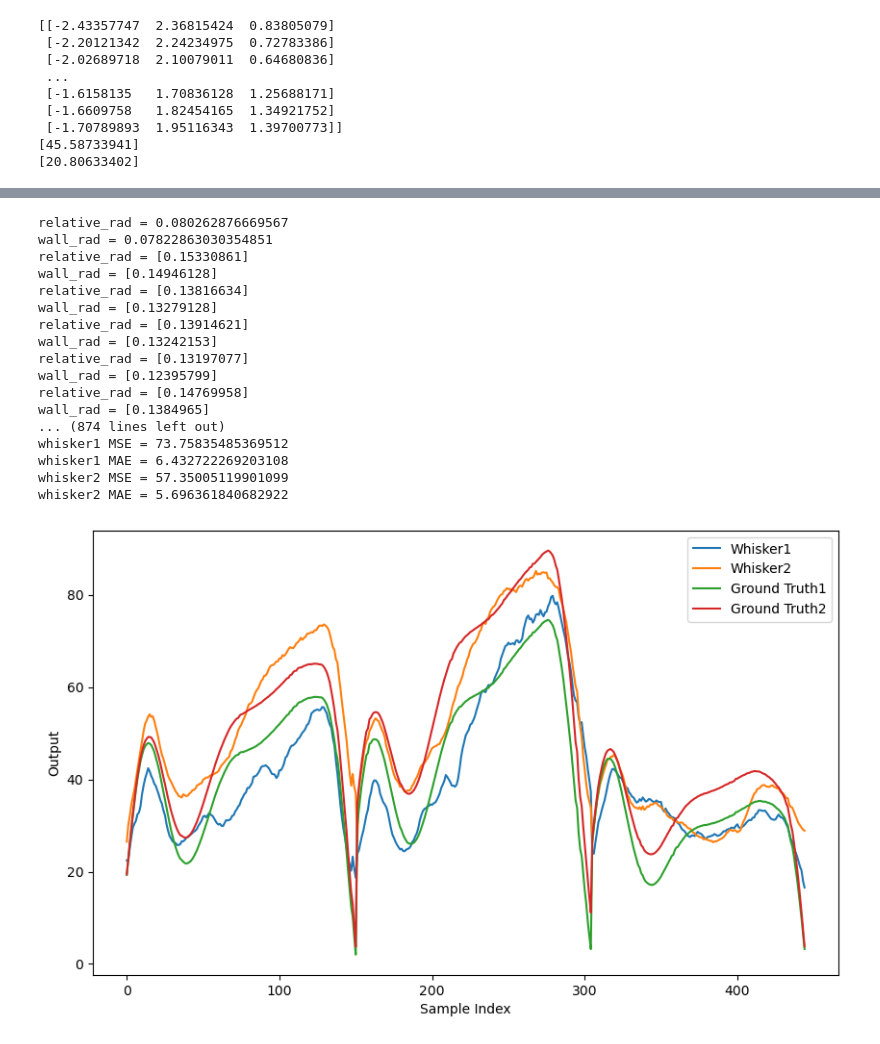
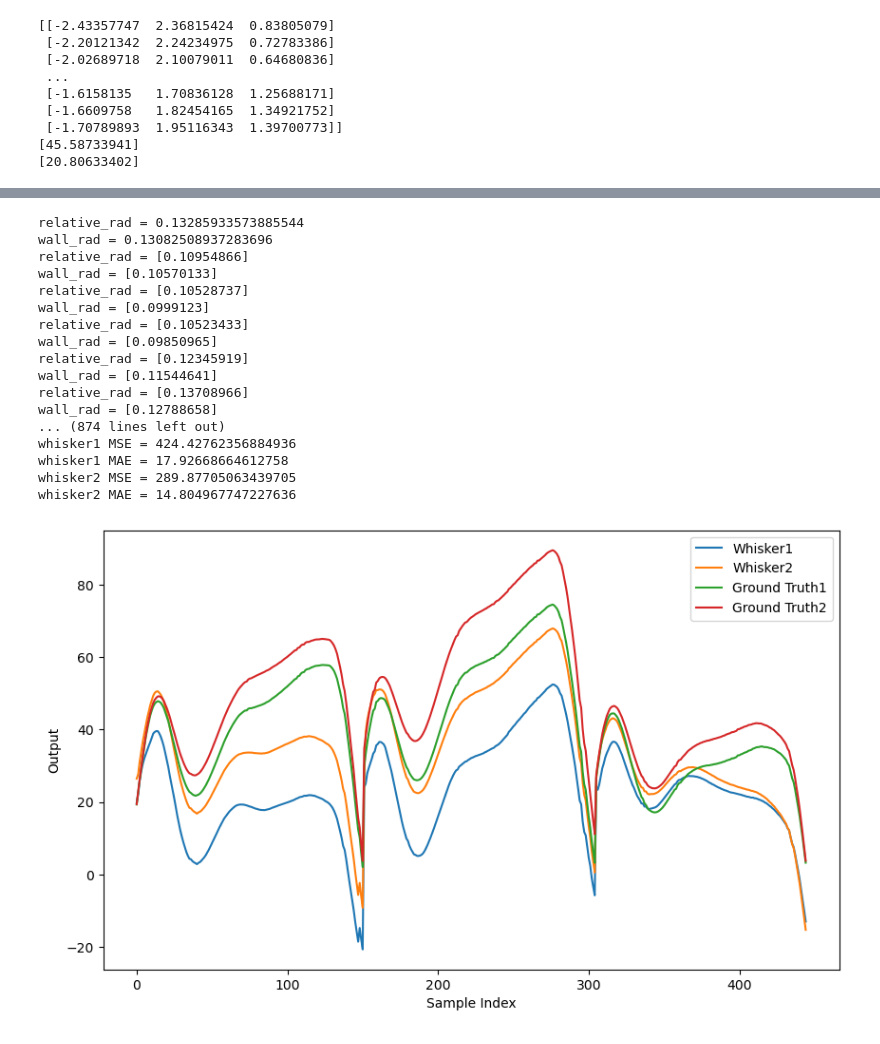
Before and after one commit to TacYee/autonomous-fly, a Jupyter notebook: Optitrack/dataanalyse/uncertainty_mlp_KF.ipynb, the cells around one changed output, grey strips where cells are left out. Cells and saved outputs as stored; diff of their text form; code cells hidden in the pictures.

```diff
--- a/Optitrack/dataanalyse/uncertainty_mlp_KF.ipynb
+++ b/Optitrack/dataanalyse/uncertainty_mlp_KF.ipynb
@@ -1139,7 +1139,7 @@ initial_states2 = [test_pre2_1[0], test_pre2_2[0], test_pre2_3[0]]
 initial_positions = [test_position_1[0], test_position_2[0], test_position_3[0]]
 initial_yaws = [test_yaw_1[0], test_yaw_2[0], test_yaw_3[0]]
 initial_covariance = np.array([[5]])
-process_noise = np.array([[0.1]])
+process_noise = np.array([[0.00001]])
 measurement_noise = np.array([[1]])
 
 # 应用卡尔曼滤波
@@ -1154,47 +1154,47 @@ test_kal = test_kal_1 + test_kal_2 + test_kal_3
 print(test_kal1)
 print(test_kal2)
 # 计算损失
 MSE_loss_1 = mean_squared_error(test_kal1, test_GT1_filtered)
 MAE_loss_1 = mean_absolute_error(test_kal1, test_GT1_filtered)
 MSE_loss_2 = mean_squared_error(test_kal2, test_GT2_filtered)
 MAE_loss_2 = mean_absolute_error(test_kal2, test_GT2_filtered)
 
 print(f'whisker1 MSE = {MSE_loss_1}')
 print(f'whisker1 MAE = {MAE_loss_1}')
 print(f'whisker2 MSE = {MSE_loss_2}')
 print(f'whisker2 MAE = {MAE_loss_2}')
 
 # 保存图像
 test_image_folder = 'FLAT3_MLP_KF_test_image_save_whisker1+2'
 os.makedirs(test_image_folder, exist_ok=True)
 test_image_output_file_1 = f'{test_image_folder}/p_0.05_noise_1e-2_modelvarianceweight_1_whisker1_kf_certainnoise_50_0.1_1_1.png'
 
 plt.figure(figsize=(10, 6))
 # plt.plot(test_kal, label='Whisker')
 plt.plot(test_kal1, label='Whisker1')
 plt.plot(test_kal2, label='Whisker2')
 plt.plot(test_GT1_filtered, label='Ground Truth1')
 plt.plot(test_GT2_filtered, label='Ground Truth2')
 plt.legend()
 plt.xlabel('Sample Index')
 plt.ylabel('Output')
 plt.savefig(test_image_output_file)
 # %% [output]
-relative_rad = 0.080262876669567
-wall_rad = 0.07822863030354851
-relative_rad = [0.15330861]
-wall_rad = [0.14946128]
-relative_rad = [0.13816634]
-wall_rad = [0.13279128]
-relative_rad = [0.13914621]
-wall_rad = [0.13242153]
-relative_rad = [0.13197077]
-wall_rad = [0.12395799]
-relative_rad = [0.14769958]
-wall_rad = [0.1384965]
+relative_rad = 0.13285933573885544
+wall_rad = 0.13082508937283696
+relative_rad = [0.10954866]
+wall_rad = [0.10570133]
+relative_rad = [0.10528737]
+wall_rad = [0.0999123]
+relative_rad = [0.10523433]
+wall_rad = [0.09850965]
+relative_rad = [0.12345919]
+wall_rad = [0.11544641]
+relative_rad = [0.13708966]
+wall_rad = [0.12788658]
 ... (874 lines left out)
-whisker1 MSE = 73.75835485369512
-whisker1 MAE = 6.432722269203108
-whisker2 MSE = 57.35005119901099
-whisker2 MAE = 5.696361840682922
+whisker1 MSE = 424.42762356884936
+whisker1 MAE = 17.92668664612758
+whisker2 MSE = 289.87705063439705
+whisker2 MAE = 14.804967747227636
-[figure, old version]
+[figure, new version]
```
Also changed, not shown: parts of 14 cells of this notebook.
